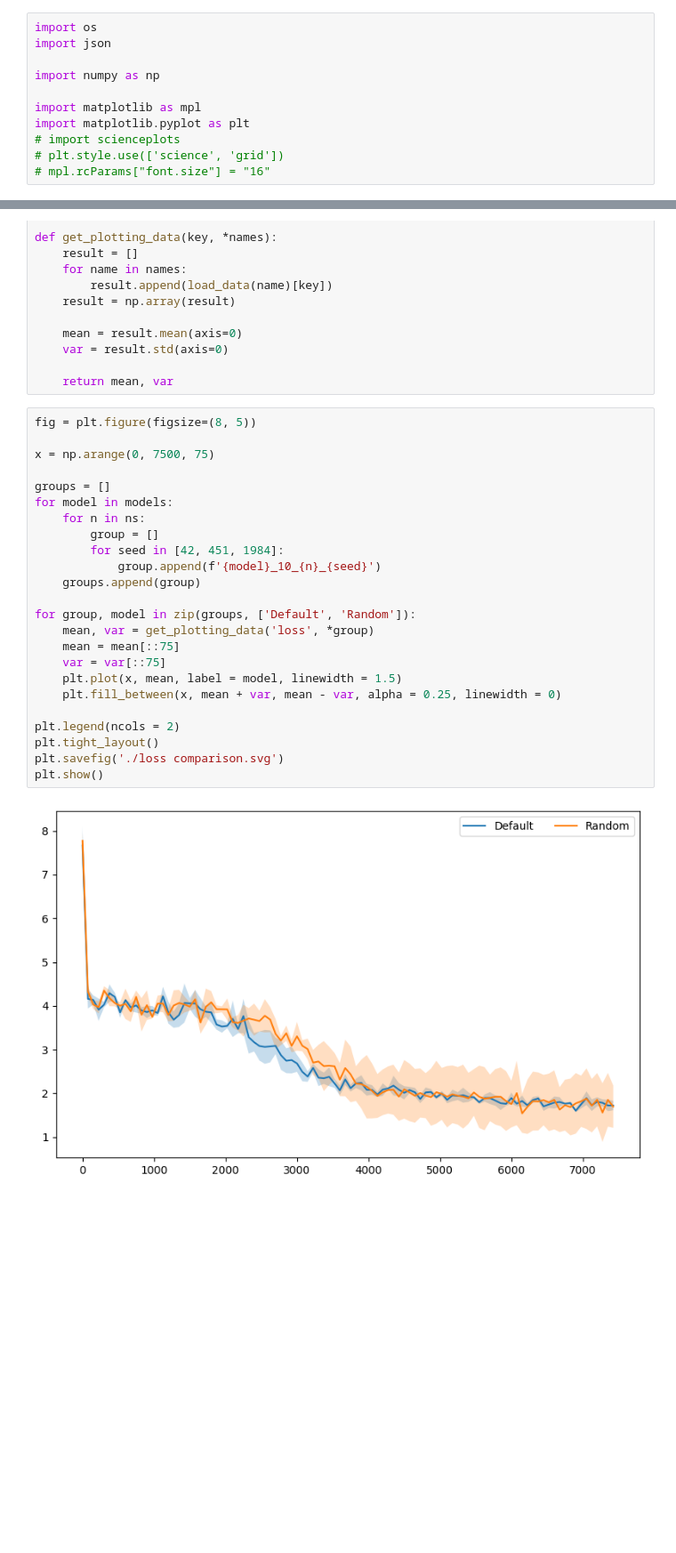
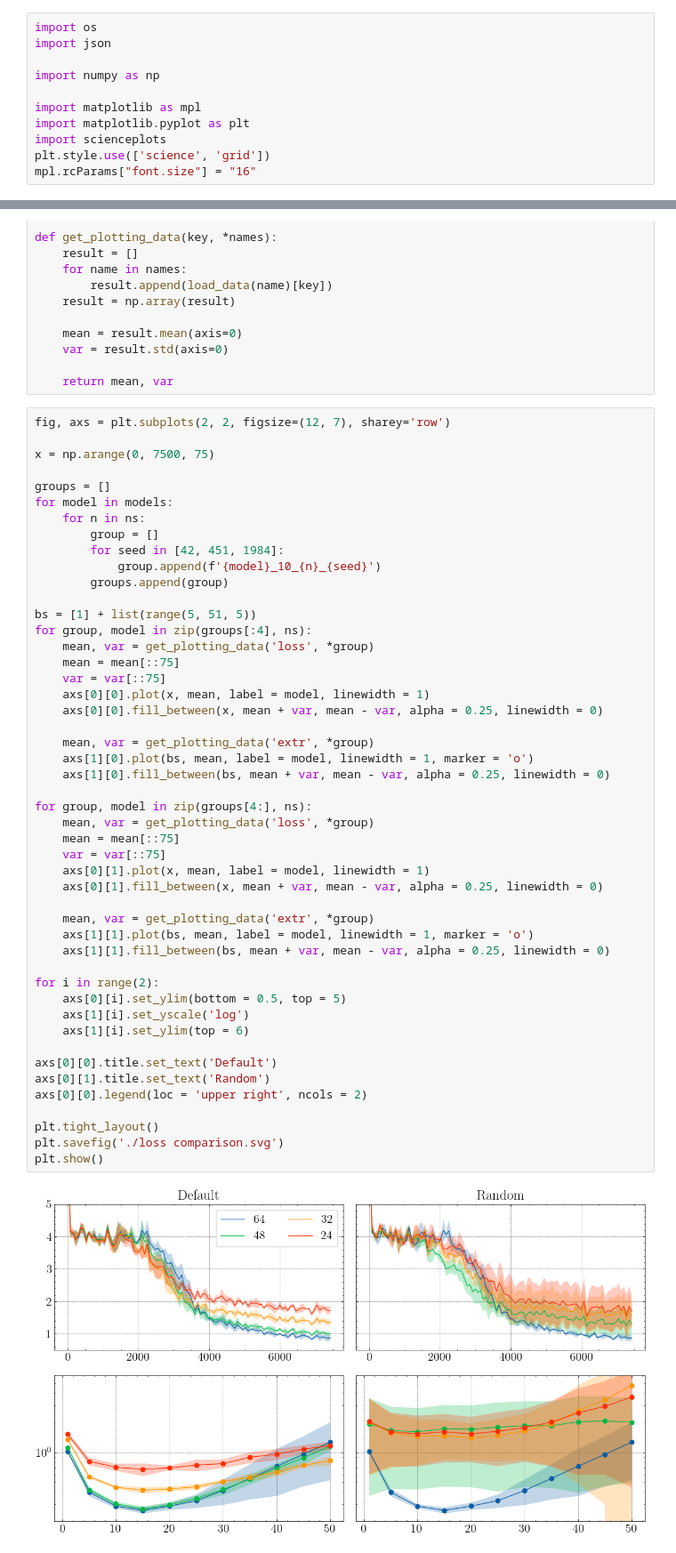
Before and after one commit to DaniilLaptev/TBankFoundations, a Jupyter notebook: results/experiment 5/analysis.ipynb, the cells around one changed output, grey strips where cells are left out. Shown at 89% size. Cells and saved outputs as stored; diff of their text form; blank space fills up the shorter version.

```diff
--- a/results/experiment 5/analysis.ipynb
+++ b/results/experiment 5/analysis.ipynb
@@ -6,9 +6,9 @@ import numpy as np
 
 import matplotlib as mpl
 import matplotlib.pyplot as plt
-# import scienceplots
-# plt.style.use(['science', 'grid'])
-# mpl.rcParams["font.size"] = "16"
+import scienceplots
+plt.style.use(['science', 'grid'])
+mpl.rcParams["font.size"] = "16"
 # %%
 with open('./data/evaluation.json', 'r') as f:
     results = json.loads(f.read())
@@ -91,28 +91,52 @@ def get_plotting_data(key, *names):
 
     return mean, var
 # %%
-fig = plt.figure(figsize=(8, 5))
+fig, axs = plt.subplots(2, 2, figsize=(12, 7), sharey='row')
 
 x = np.arange(0, 7500, 75)
 
 groups = []
 for model in models:
     for n in ns:
         group = []
         for seed in [42, 451, 1984]:
             group.append(f'{model}_10_{n}_{seed}')
-    groups.append(group)
+        groups.append(group)
 
-for group, model in zip(groups, ['Default', 'Random']):
+bs = [1] + list(range(5, 51, 5))
+for group, model in zip(groups[:4], ns):
     mean, var = get_plotting_data('loss', *group)
     mean = mean[::75]
     var = var[::75]
-    plt.plot(x, mean, label = model, linewidth = 1.5)
-    plt.fill_between(x, mean + var, mean - var, alpha = 0.25, linewidth = 0)
+    axs[0][0].plot(x, mean, label = model, linewidth = 1)
+    axs[0][0].fill_between(x, mean + var, mean - var, alpha = 0.25, linewidth = 0)
 
-plt.legend(ncols = 2)
+    mean, var = get_plotting_data('extr', *group)
+    axs[1][0].plot(bs, mean, label = model, linewidth = 1, marker = 'o')
+    axs[1][0].fill_between(bs, mean + var, mean - var, alpha = 0.25, linewidth = 0)
+
+for group, model in zip(groups[4:], ns):
+    mean, var = get_plotting_data('loss', *group)
+    mean = mean[::75]
+    var = var[::75]
+    axs[0][1].plot(x, mean, label = model, linewidth = 1)
+    axs[0][1].fill_between(x, mean + var, mean - var, alpha = 0.25, linewidth = 0)
+
+    mean, var = get_plotting_data('extr', *group)
+    axs[1][1].plot(bs, mean, label = model, linewidth = 1, marker = 'o')
+    axs[1][1].fill_between(bs, mean + var, mean - var, alpha = 0.25, linewidth = 0)
+
+for i in range(2):
+    axs[0][i].set_ylim(bottom = 0.5, top = 5)
+    axs[1][i].set_yscale('log')
+    axs[1][i].set_ylim(top = 6)
+
+axs[0][0].title.set_text('Default')
+axs[0][1].title.set_text('Random')
+axs[0][0].legend(loc = 'upper right', ncols = 2)
+
 plt.tight_layout()
 plt.savefig('./loss comparison.svg')
 plt.show()
 # %% [output]
-[figure, old version]
+[figure, new version]
```
Also changed, not shown: parts of 4 cells of this notebook, 4 other files.
